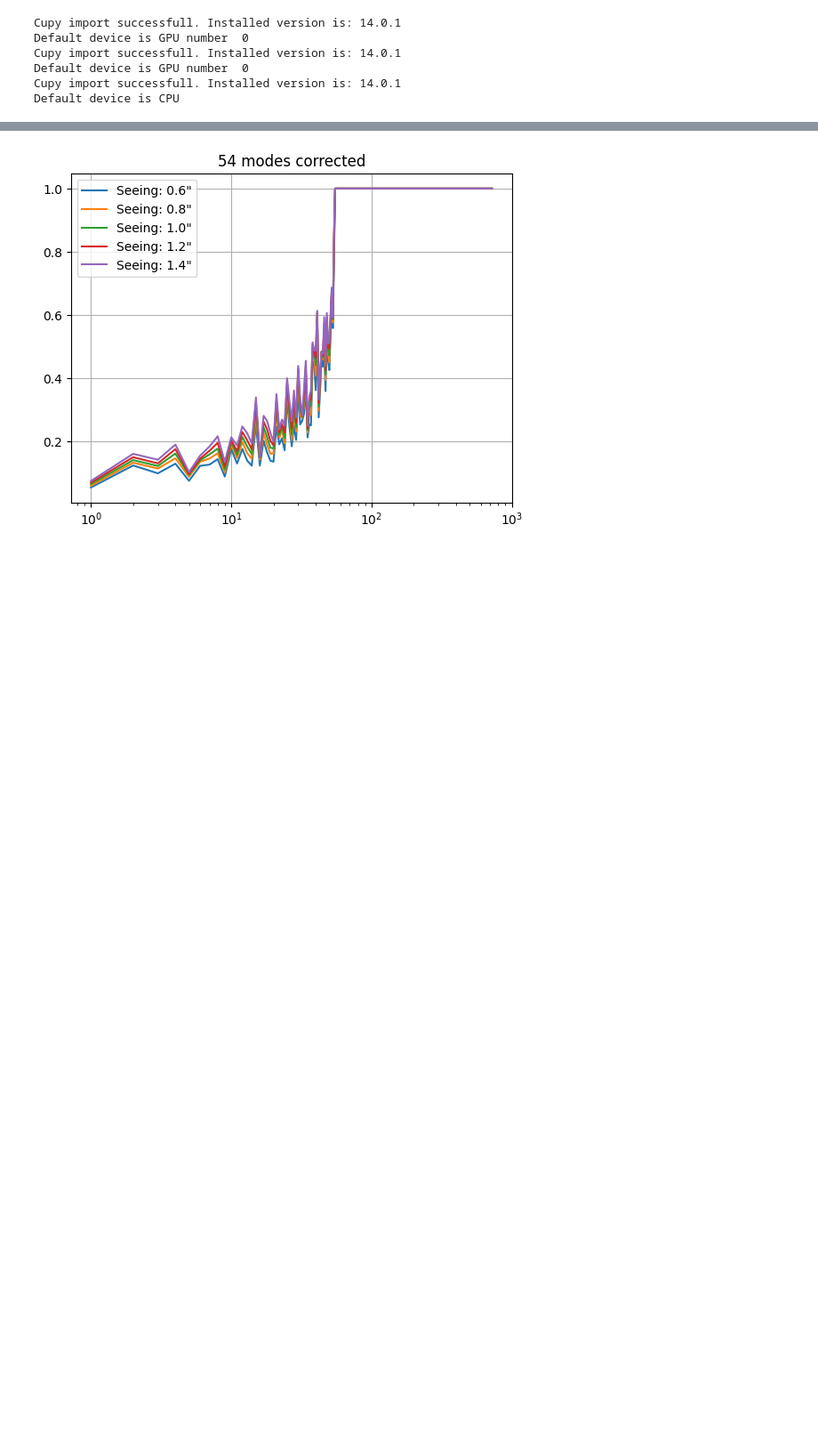
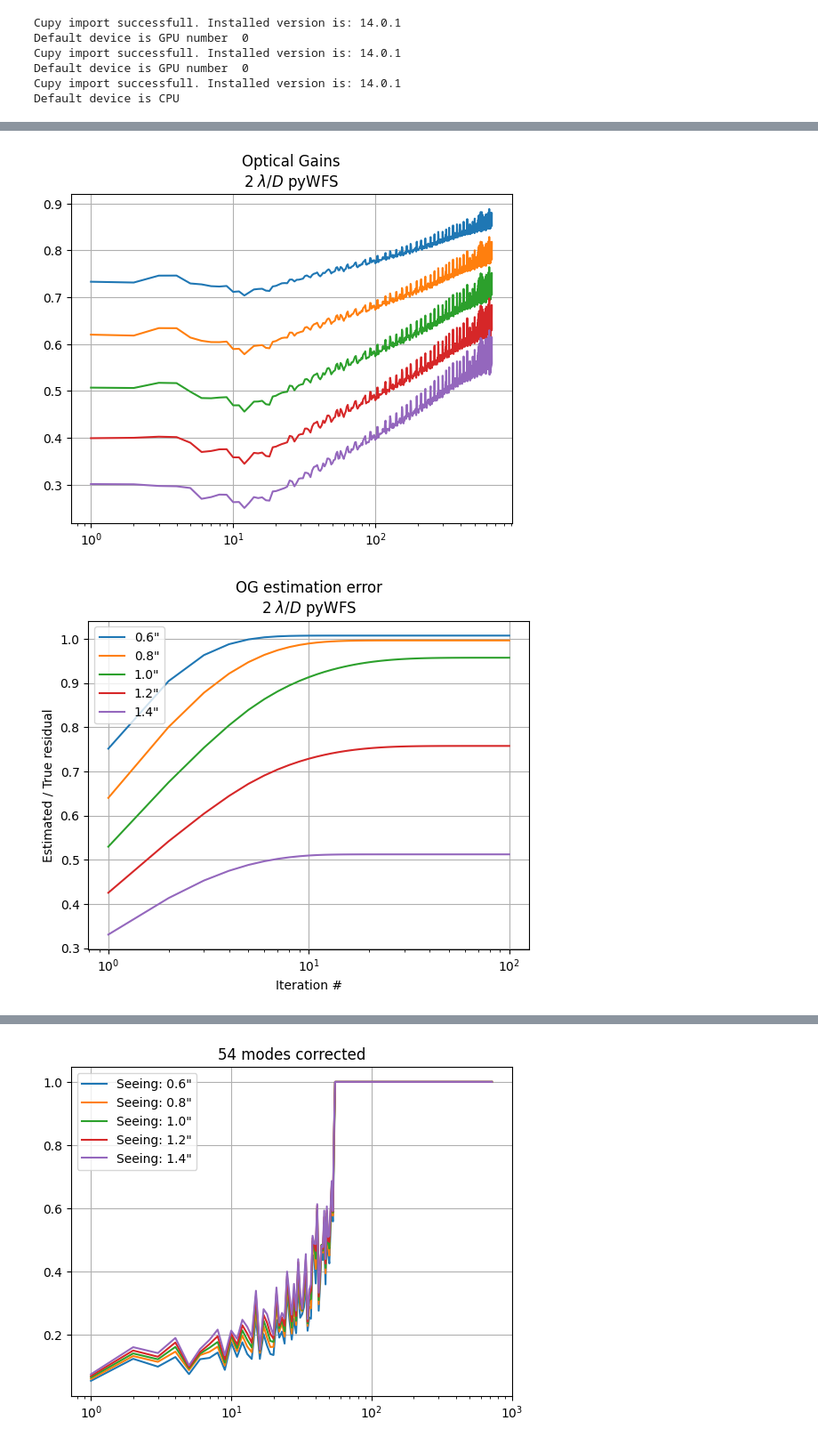
Before and after one commit to ArcetriAdaptiveOptics/SPECULA, a Jupyter notebook: config/SensorFusion/plots.ipynb, the cells around one changed output, grey strips where cells are left out. Shown at 89% size. Saved outputs shown, nothing was run; the diff lists cells and outputs as text; code cells hidden in the pictures; blank space fills up the shorter version.

```diff
--- a/config/SensorFusion/plots.ipynb
+++ b/config/SensorFusion/plots.ipynb
@@ -55,0 +132,79 @@ plt.grid()
+# %%
+rMods = np.array([2,3,4,5,6])
+res = np.array([76,101,129,161,198])
+
+for k,rMod in enumerate(rMods):
+
+    ogs06 = fits.getdata(f'/raid1/mmenessini/calibration/SOUL/optgains/pyr{rMod:1.1f}_40x40_s0.6_100Nm_og.fits')
+    ogs08 = fits.getdata(f'/raid1/mmenessini/calibration/SOUL/optgains/pyr{rMod:1.1f}_40x40_s0.8_132Nm_og.fits')
+    ogs10 = fits.getdata(f'/raid1/mmenessini/calibration/SOUL/optgains/pyr{rMod:1.1f}_40x40_s1.0_169Nm_og.fits')
+    ogs12 = fits.getdata(f'/raid1/mmenessini/calibration/SOUL/optgains/pyr{rMod:1.1f}_40x40_s1.2_211Nm_og.fits')
+    ogs14 = fits.getdata(f'/raid1/mmenessini/calibration/SOUL/optgains/pyr{rMod:1.1f}_40x40_s1.4_259Nm_og.fits')
+
+    ogs = np.vstack([ogs06,ogs08,ogs10,ogs12,ogs14])
+    extrapolator = interp1d(res, ogs, axis=0, kind='cubic', fill_value="extrapolate")
+    # extrapolator = interp1d(res, ogs, axis=0, kind='linear', fill_value="extrapolate")
+
+    x = np.arange(len(ogs06))+1
+    plt.figure()
+    plt.plot(x,ogs06)
+    plt.plot(x,ogs08)
+    plt.plot(x,ogs10)
+    plt.plot(x,ogs12)
+    plt.plot(x,ogs14)
+    plt.title(f'Optical Gains\n{rMod:1.0f} $\lambda/D$ pyWFS')
+    plt.xscale('log')
+    plt.grid()
+
+    seeings = np.arange(5)*0.2+0.6
+    Nits = 100
+
+    pol_values = np.zeros([len(seeings),Nits])
+
+    for j,seeing in enumerate(seeings):
+        og = ogs[j]
+        atmo_modes = fits.getdata(f'/raid1/mmenessini/calibration/SOUL/scratch_simpc/s{seeing:1.1f}_660modes_atmo.fits')
+        atmo_modes = np.sqrt(np.mean(atmo_modes**2,axis=0))
+
+        atmo_modes = atmo_modes[:len(ogs[0])]
+        meas_modes = og * atmo_modes
+        x = np.arange(len(atmo_modes))+1
+
+        true_res = np.sqrt(np.sum(atmo_modes**2))
+        meas_res = np.sqrt(np.sum(meas_modes**2))
+
+        # plt.figure()
+        # plt.plot(x,atmo_modes,label=f'True, res = {true_res:1.0f}')
+        # plt.plot(x,meas_modes,'--',label=f'Measured, res = {meas_res:1.0f}')
+        # plt.legend()
+        # plt.xscale('log')
+        # plt.yscale('log')
+        # plt.grid()
+
+        pol_res = meas_res
+
+        # plt.figure()
+        # plt.plot(x,og,label=f'True')
+        for i in range(100):
+            est_ogs = extrapolator(pol_res)
+            # if i % 20 == 0:
+            #     plt.plot(x,est_ogs,'--',label=f'Iteration {i}, res = {pol_res:1.0f}')
+            pol_values[j,i] = pol_res / true_res
+            pol_modes = meas_modes / est_ogs
+            pol_res = np.sqrt(np.sum(pol_modes**2))
+        # plt.legend()
+        # plt.xscale('log')
+        # plt.grid()
+
+    plt.figure()
+    for j,seeing in enumerate(seeings):
+        plt.plot(np.arange(Nits)+1,pol_values[j],label=f'{seeing:1.1f}"')
+    plt.xscale('log')
+    plt.legend()
+    plt.grid()
+    plt.xlabel('Iteration #')
+    plt.ylabel('Estimated / True residual')
+    plt.title(f'OG estimation error\n{rMod:1.0f} $\lambda/D$ pyWFS')
+# %% [output]
+[figure, added]
+[figure, added]
```
Also changed, not shown: parts of 8 cells of this notebook, 4 other files.
